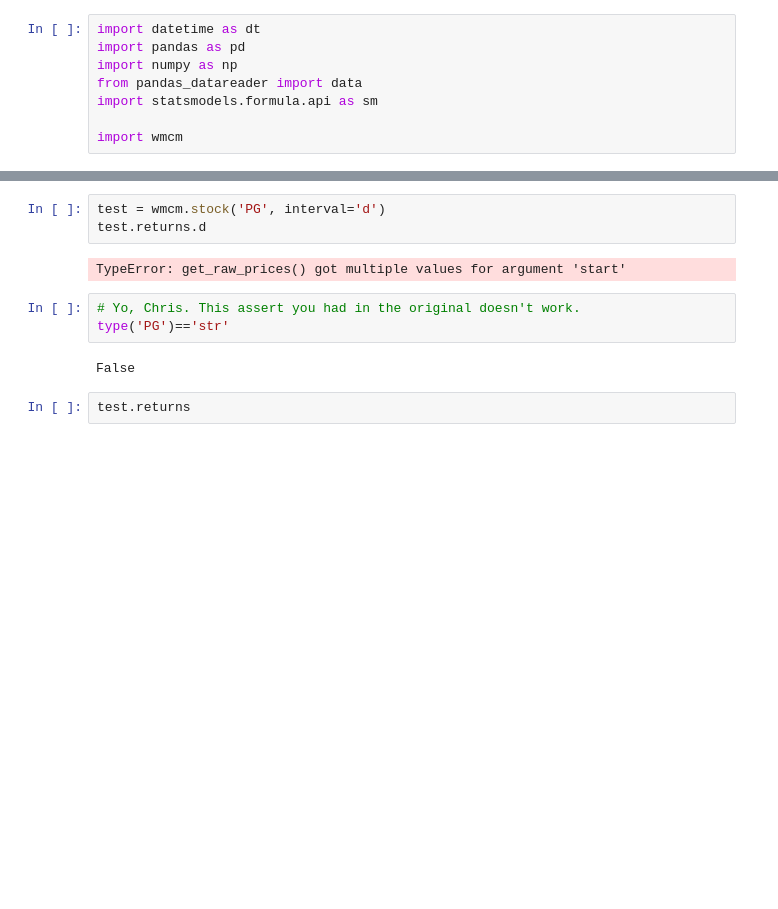
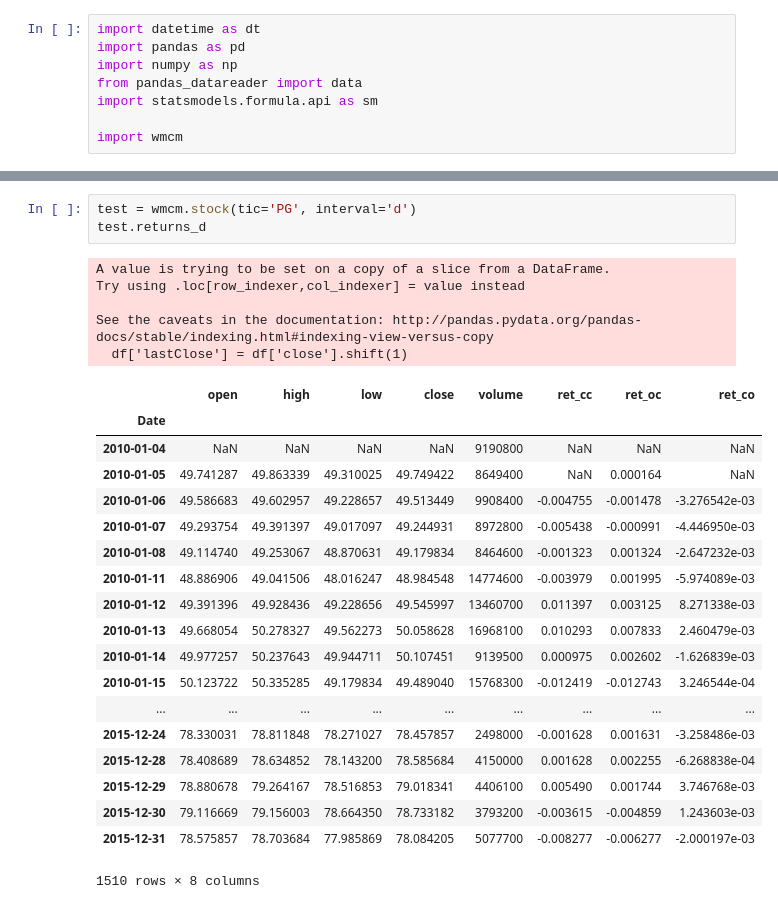
Before and after one commit to Anhmike/wmcm, a Jupyter notebook: ddm_tests/class experiments.ipynb, the cells around one changed output, grey strips where cells are left out. Cells and saved outputs as stored; diff of their text form; blank space fills up the shorter version.

```diff
--- a/ddm_tests/class experiments.ipynb
+++ b/ddm_tests/class experiments.ipynb
@@ -9,14 +24,30 @@ import wmcm
 # %%
-test = wmcm.stock('PG', interval='d')
-test.returns.d
+test = wmcm.stock(tic='PG', interval='d')
+test.returns_d
 # %% [output]
-TypeError: get_raw_prices() got multiple values for argument 'start'
+A value is trying to be set on a copy of a slice from a DataFrame.
+Try using .loc[row_indexer,col_indexer] = value instead
+
+See the caveats in the documentation: http://pandas.pydata.org/pandas-docs/stable/indexing.html#indexing-view-versus-copy
+  df['lastClose'] = df['close'].shift(1)
+|  | open | high | low | close | volume | ret_cc | ret_oc | ret_co |
+| Date |  |  |  |  |  |  |  |  |
+| 2010-01-04 | NaN | NaN | NaN | NaN | 9190800 | NaN | NaN | NaN |
+| 2010-01-05 | 49.741287 | 49.863339 | 49.310025 | 49.749422 | 8649400 | NaN | 0.000164 | NaN |
+| 2010-01-06 | 49.586683 | 49.602957 | 49.228657 | 49.513449 | 9908400 | -0.004755 | -0.001478 | -3.276542e-03 |
+| 2010-01-07 | 49.293754 | 49.391397 | 49.017097 | 49.244931 | 8972800 | -0.005438 | -0.000991 | -4.446950e-03 |
+| 2010-01-08 | 49.114740 | 49.253067 | 48.870631 | 49.179834 | 8464600 | -0.001323 | 0.001324 | -2.647232e-03 |
+| 2010-01-11 | 48.886906 | 49.041506 | 48.016247 | 48.984548 | 14774600 | -0.003979 | 0.001995 | -5.974089e-03 |
+| 2010-01-12 | 49.391396 | 49.928436 | 49.228656 | 49.545997 | 13460700 | 0.011397 | 0.003125 | 8.271338e-03 |
+| 2010-01-13 | 49.668054 | 50.278327 | 49.562273 | 50.058628 | 16968100 | 0.010293 | 0.007833 | 2.460479e-03 |
+| 2010-01-14 | 49.977257 | 50.237643 | 49.944711 | 50.107451 | 9139500 | 0.000975 | 0.002602 | -1.626839e-03 |
+| 2010-01-15 | 50.123722 | 50.335285 | 49.179834 | 49.489040 | 15768300 | -0.012419 | -0.012743 | 3.246544e-04 |
+| ... | ... | ... | ... | ... | ... | ... | ... | ... |
+| 2015-12-24 | 78.330031 | 78.811848 | 78.271027 | 78.457857 | 2498000 | -0.001628 | 0.001631 | -3.258486e-03 |
+| 2015-12-28 | 78.408689 | 78.634852 | 78.143200 | 78.585684 | 4150000 | 0.001628 | 0.002255 | -6.268838e-04 |
+| 2015-12-29 | 78.880678 | 79.264167 | 78.516853 | 79.018341 | 4406100 | 0.005490 | 0.001744 | 3.746768e-03 |
+| 2015-12-30 | 79.116669 | 79.156003 | 78.664350 | 78.733182 | 3793200 | -0.003615 | -0.004859 | 1.243603e-03 |
+| 2015-12-31 | 78.575857 | 78.703684 | 77.985869 | 78.084205 | 5077700 | -0.008277 | -0.006277 | -2.000197e-03 |
+1510 rows × 8 columns
-# %%
-# Yo, Chris. This assert you had in the original doesn't work.
-type('PG')=='str'
-# %% [output]
-False
-# %%
-test.returns
 # %%
 test2 = wmcm.stock('PG', interval = 'w')
```
Also changed, not shown: parts of 2 cells of this notebook, 2 other files.
